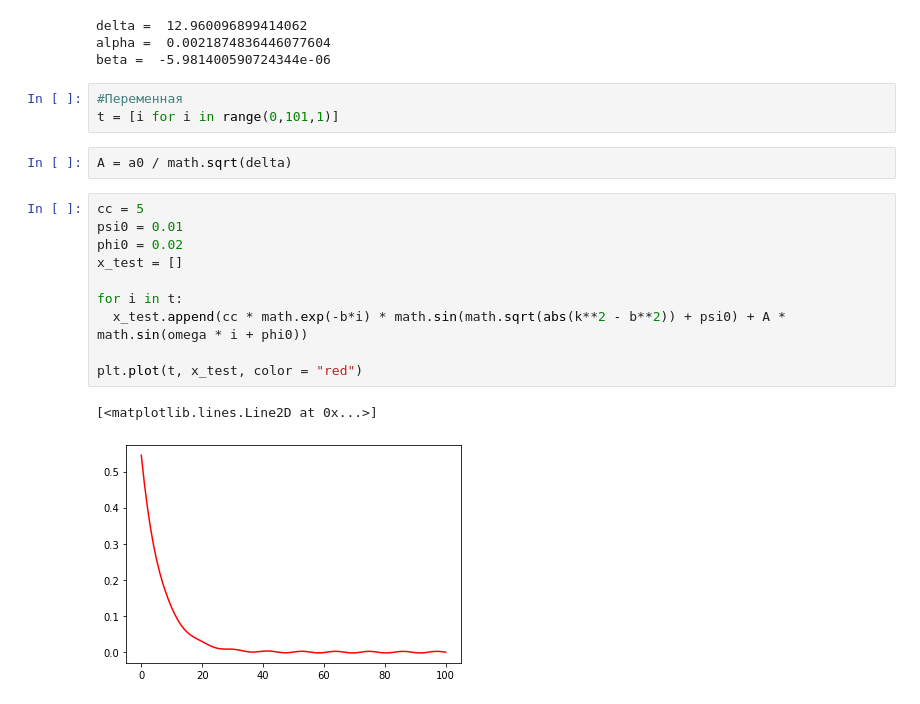
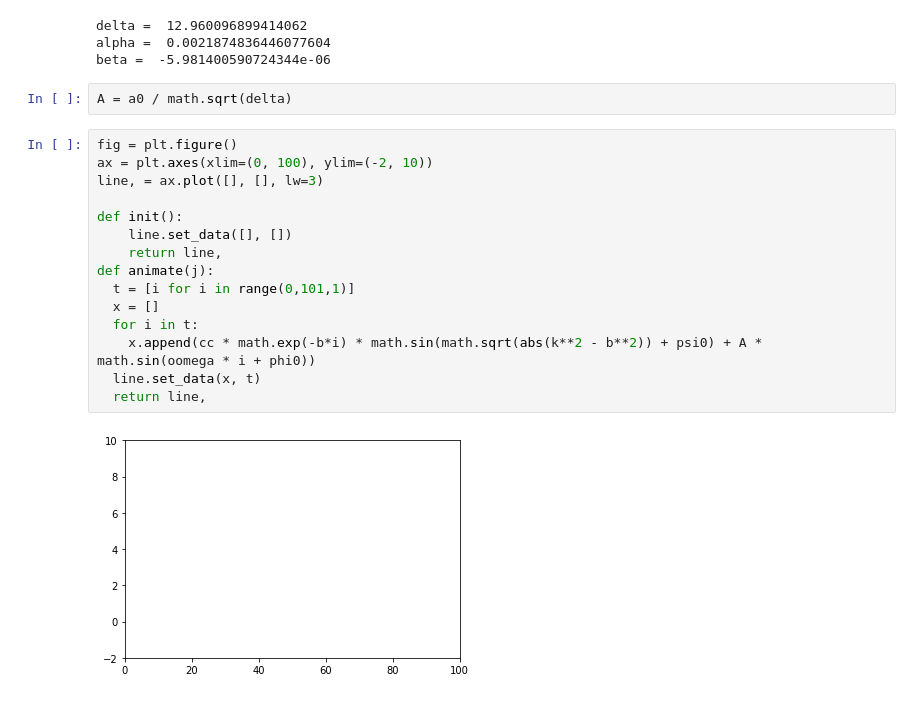
Before and after one commit to Viktory4121/Math_modeling, a Jupyter notebook: ИДЗ2.ipynb, the cells around one changed output. Saved outputs shown, nothing was run; the diff lists cells and outputs as text.

```diff
--- a/ИДЗ2.ipynb
+++ b/ИДЗ2.ipynb
@@ -94,21 +95,22 @@ print("beta = ", beta)
 delta =  12.960096899414062
 alpha =  0.0021874836446077604
 beta =  -5.981400590724344e-06
-# %%
-#Переменная
-t = [i for i in range(0,101,1)]
 # %%
 A = a0 / math.sqrt(delta)
 # %%
-cc = 5
-psi0 = 0.01
-phi0 = 0.02
-x_test = []
+fig = plt.figure()
+ax = plt.axes(xlim=(0, 100), ylim=(-2, 10))
+line, = ax.plot([], [], lw=3)
 
-for i in t:
-  x_test.append(cc * math.exp(-b*i) * math.sin(math.sqrt(abs(k**2 - b**2)) + psi0) + A * math.sin(omega * i + phi0))
-
-plt.plot(t, x_test, color = "red")
+def init():
+    line.set_data([], [])
+    return line,
+def animate(j):
+  t = [i for i in range(0,101,1)]
+  x = []
+  for i in t:
+    x.append(cc * math.exp(-b*i) * math.sin(math.sqrt(abs(k**2 - b**2)) + psi0) + A * math.sin(oomega * i + phi0))
+  line.set_data(x, t)
+  return line,
 # %% [output]
-[<matplotlib.lines.Line2D at 0x...>]
-[figure, old version]
+[figure, new version]
```
Also changed, not shown: parts of 5 cells of this notebook.
